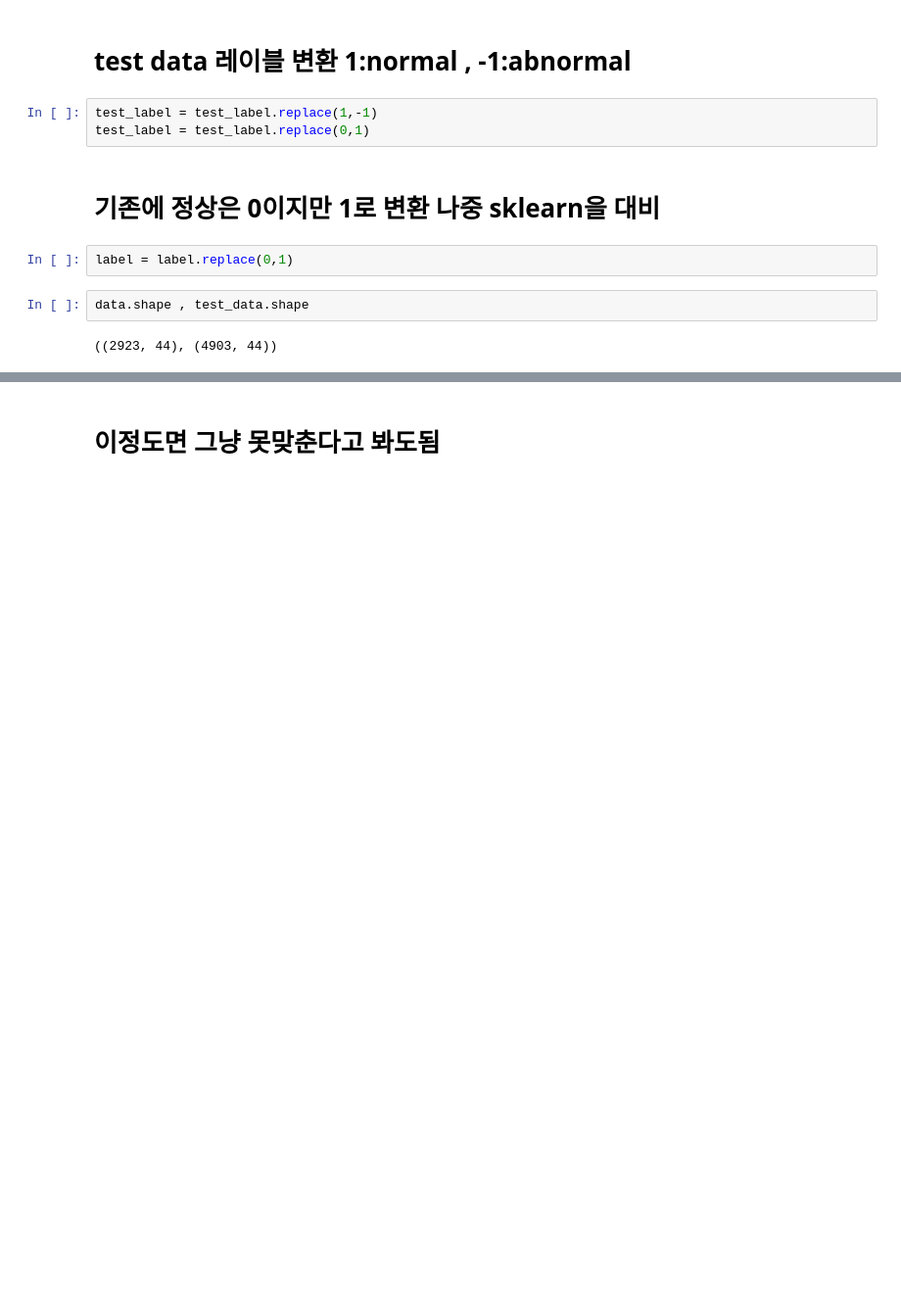
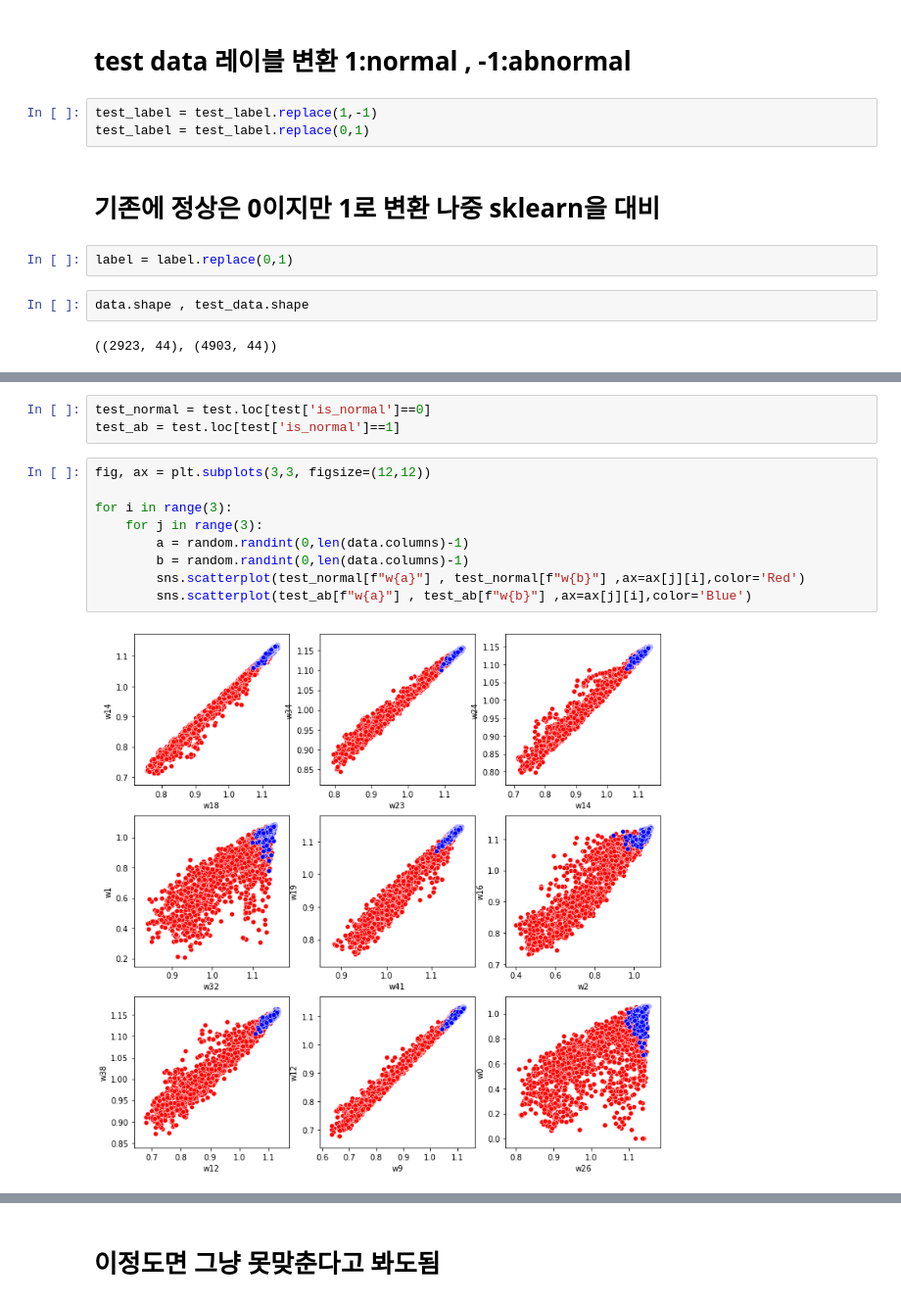
Before and after one commit to SuminBae97/MachineLearning, a Jupyter notebook: file_1.ipynb, the cells around one changed output, grey strips where cells are left out. Shown at 98% size. Cells and saved outputs as stored; diff of their text form; blank space fills up the shorter version.

```diff
--- a/file_1.ipynb
+++ b/file_1.ipynb
@@ -135,0 +144,14 @@ for i in range(3):
+# %%
+test_normal = test.loc[test['is_normal']==0]
+test_ab = test.loc[test['is_normal']==1]
+# %%
+fig, ax = plt.subplots(3,3, figsize=(12,12))
+
+for i in range(3):
+    for j in range(3):
+        a = random.randint(0,len(data.columns)-1)
+        b = random.randint(0,len(data.columns)-1)
+        sns.scatterplot(test_normal[f"w{a}"] , test_normal[f"w{b}"] ,ax=ax[j][i],color='Red')
+        sns.scatterplot(test_ab[f"w{a}"] , test_ab[f"w{b}"] ,ax=ax[j][i],color='Blue')
+# %% [output]
+[figure, added]
```
Also changed, not shown: parts of 17 cells of this notebook.
